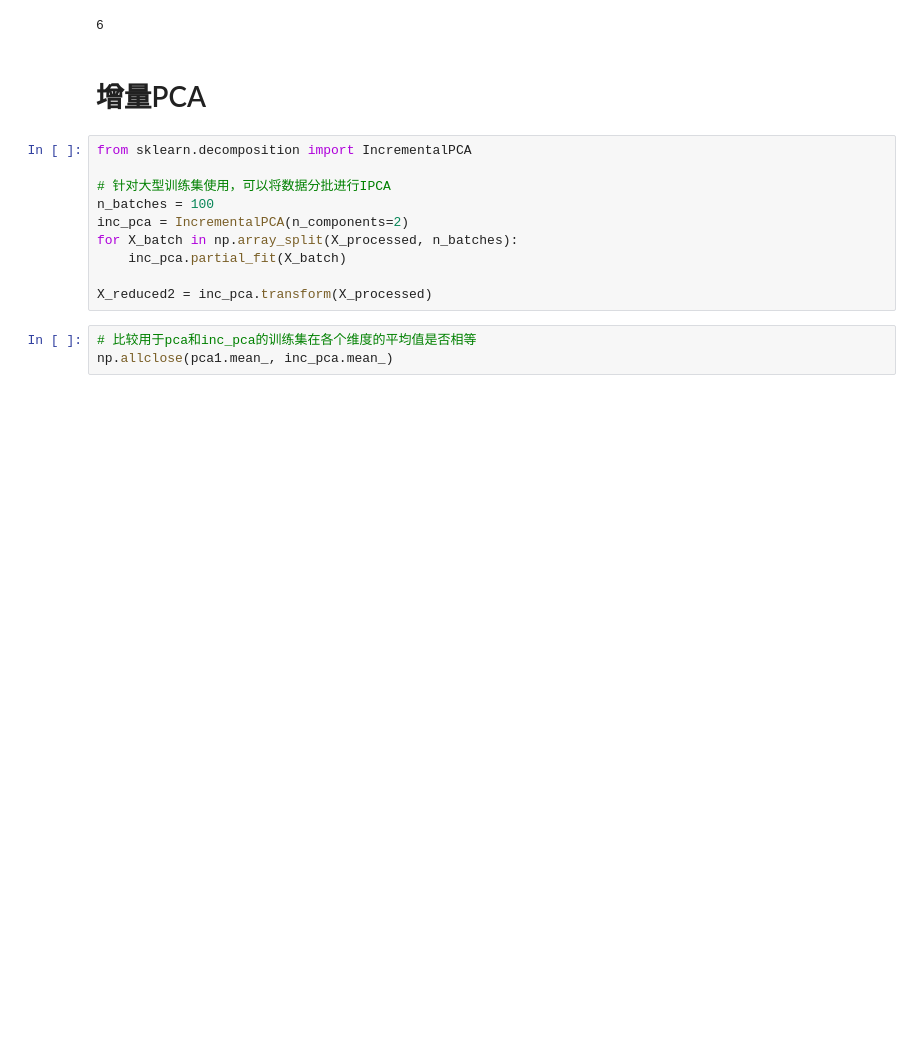
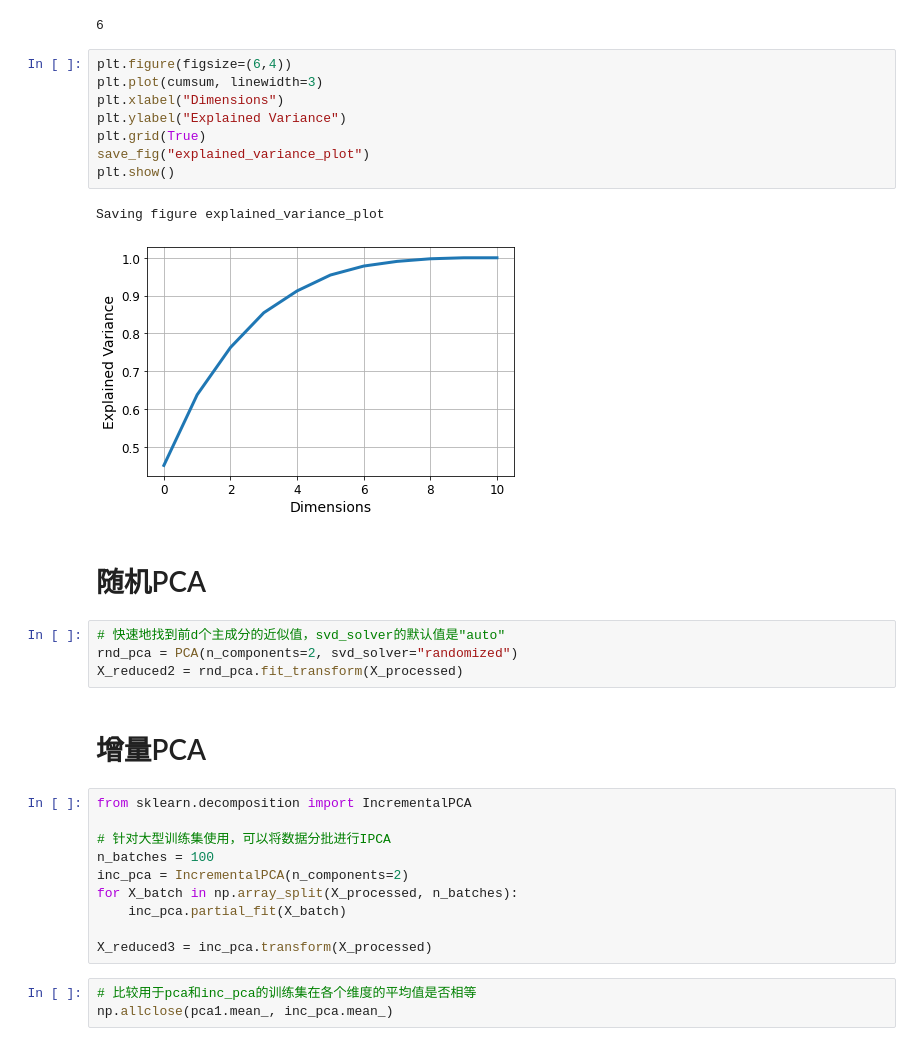
Before and after one commit to ZJUEarthData/DS_explore, a Jupyter notebook: chinese/dimensionality_reduction/dimensionality_reduction.ipynb, the cells around one changed output. Cells and saved outputs as stored; diff of their text form; blank space fills up the shorter version.

Commit message:
optimze dimensionality code and add the related materials

```diff
--- a/chinese/dimensionality_reduction/dimensionality_reduction.ipynb
+++ b/chinese/dimensionality_reduction/dimensionality_reduction.ipynb
@@ -198,6 +199,23 @@ d = np.argmax(cumsum>=0.95) + 1
 d
 # %% [output]
 6
+# %%
+plt.figure(figsize=(6,4))
+plt.plot(cumsum, linewidth=3)
+plt.xlabel("Dimensions")
+plt.ylabel("Explained Variance")
+plt.grid(True)
+save_fig("explained_variance_plot")
+plt.show()
+# %% [output]
+Saving figure explained_variance_plot
+[figure, added]
+# %% [markdown]
+# 随机PCA
+# %%
+# 快速地找到前d个主成分的近似值，svd_solver的默认值是"auto"
+rnd_pca = PCA(n_components=2, svd_solver="randomized")
+X_reduced2 = rnd_pca.fit_transform(X_processed)
 # %% [markdown]
 # 增量PCA
 # %%
@@ -209,7 +227,7 @@ inc_pca = IncrementalPCA(n_components=2)
 for X_batch in np.array_split(X_processed, n_batches):
     inc_pca.partial_fit(X_batch)
 
-X_reduced2 = inc_pca.transform(X_processed)
+X_reduced3 = inc_pca.transform(X_processed)
 # %%
 # 比较用于pca和inc_pca的训练集在各个维度的平均值是否相等
 np.allclose(pca1.mean_, inc_pca.mean_)
```
Also changed, not shown: parts of 18 cells of this notebook, 9 other files.
